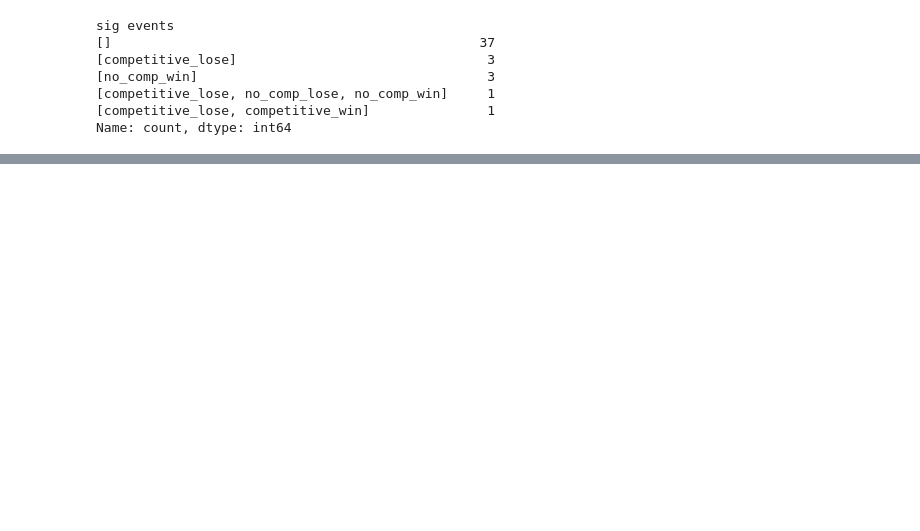
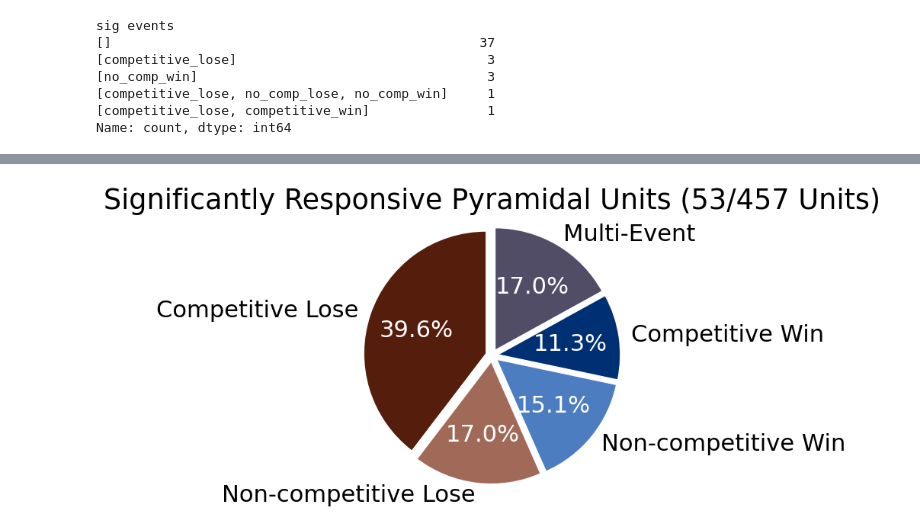
Before and after one commit to AceTylerCholine/npc_playground, a Jupyter notebook: ZScore_Compness.ipynb, the cells around one changed output, grey strips where cells are left out. Cells and saved outputs as stored; diff of their text form; code cells hidden in the pictures; blank space fills up the shorter version.

```diff
--- a/ZScore_Compness.ipynb
+++ b/ZScore_Compness.ipynb
@@ -1456,0 +1351,53 @@ plt.show()
+# %%
+import matplotlib.pyplot as plt
+
+# Data from 'sig events'
+events_count = {
+    '[]': 404,
+    '[competitive_lose]': 21,
+    '[no_comp_lose]': 9,
+    '[no_comp_win]': 8,
+    '[competitive_win]': 6,
+    '[competitive_lose, no_comp_win]': 5,
+    '[competitive_lose, competitive_win, no_comp_win]': 1,
+    '[competitive_win, no_comp_win]': 1,
+    '[competitive_lose, no_comp_lose, no_comp_win]': 1,
+    '[competitive_win, no_comp_lose]': 1
+}
+
+# Categories and their colors
+categories = {
+    'Competitive Lose': {'count': events_count['[competitive_lose]'], 'color': '#551d0b'},
+    'Non-competitive Lose': {'count': events_count['[no_comp_lose]'], 'color': '#a16958'},
+    'Non-competitive Win': {'count': events_count['[no_comp_win]'], 'color': '#4d7dc1'},
+    'Competitive Win': {'count': events_count['[competitive_win]'], 'color': '#003074'},
+    'Multi-Event': {'count': sum([events_count[event] for event in events_count if event not in
+                                 ['[]', '[competitive_lose]', '[no_comp_lose]', '[no_comp_win]', '[competitive_win]']]),
+                    'color': '#514D67'}
+}
+
+# Prepare data for the pie plot
+labels = list(categories.keys())
+sizes = [category['count'] for category in categories.values()]
+colors = [category['color'] for category in categories.values()]
+
+# Option to explode slices slightly for better visibility
+explode = (0.05, 0.05, 0.05, 0.05, 0.05)  # slight explosion for each slice
+
+# Create pie plot
+fig, ax = plt.subplots()
+wedges, texts, autotexts = ax.pie(sizes, labels=labels, colors=colors, autopct=lambda pct: f"{pct:.1f}%", startangle=90, explode=explode, wedgeprops={'edgecolor': 'white', 'linewidth': 1})
+
+# Change the color of the percentage texts to white
+for autotext in autotexts:
+    autotext.set_color('white')
+
+ax.axis('equal')  # Equal aspect ratio ensures that pie is drawn as a circle.
+
+# Title
+plt.title('Significantly Responsive Pyramidal Units (53/457 Units)')
+
+# Show plot
+plt.show()
+# %% [output]
+[figure, added]
```
Also changed, not shown: parts of 25 cells of this notebook, 1 other file.
